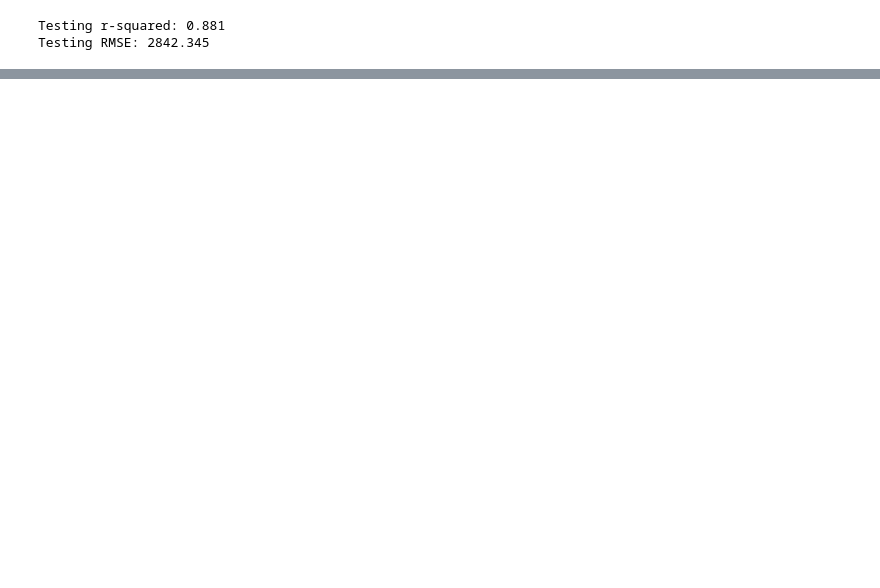
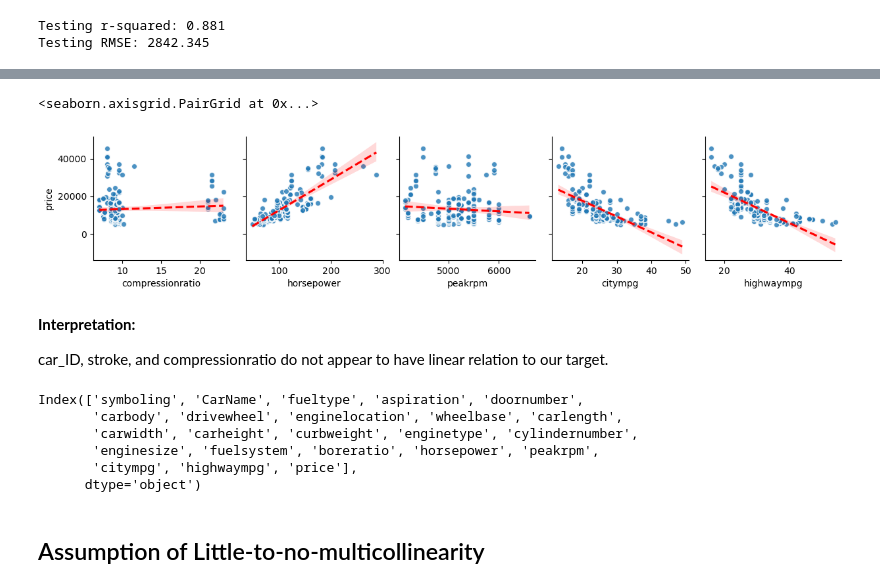
Before and after one commit to JLMuehlbauer/Linear-Regression-in-statsmodels-jlm, a Jupyter notebook: Linear Regression in statsmodels JLM.ipynb, the cells around one changed output, grey strips where cells are left out. Cells and saved outputs as stored; diff of their text form; code cells hidden in the pictures; blank space fills up the shorter version.

```diff
--- a/Linear Regression in statsmodels JLM.ipynb
+++ b/Linear Regression in statsmodels JLM.ipynb
@@ -252,0 +280,22 @@ Testing RMSE: 2842.345
+# %%
+# making pairplot with regression lines
+sns.pairplot(data = df, y_vars = 'price', x_vars = cols[10:], kind = 'reg', plot_kws = plot_kws)
+# %% [output]
+<seaborn.axisgrid.PairGrid at 0x...>
+[figure, added]
+# %% [markdown]
+**Interpretation:**
+
+car_ID, stroke, and compressionratio do not appear to have linear relation to our target.
+# %%
+df = df.drop(columns = ['car_ID', 'stroke', 'compressionratio'])
+df.columns
+# %% [output]
+Index(['symboling', 'CarName', 'fueltype', 'aspiration', 'doornumber',
+       'carbody', 'drivewheel', 'enginelocation', 'wheelbase', 'carlength',
+       'carwidth', 'carheight', 'curbweight', 'enginetype', 'cylindernumber',
+       'enginesize', 'fuelsystem', 'boreratio', 'horsepower', 'peakrpm',
+       'citympg', 'highwaympg', 'price'],
+      dtype='object')
+# %% [markdown]
+## Assumption of Little-to-no-multicollinearity
```
Also changed, not shown: parts of 57 cells of this notebook, 1 other file.
